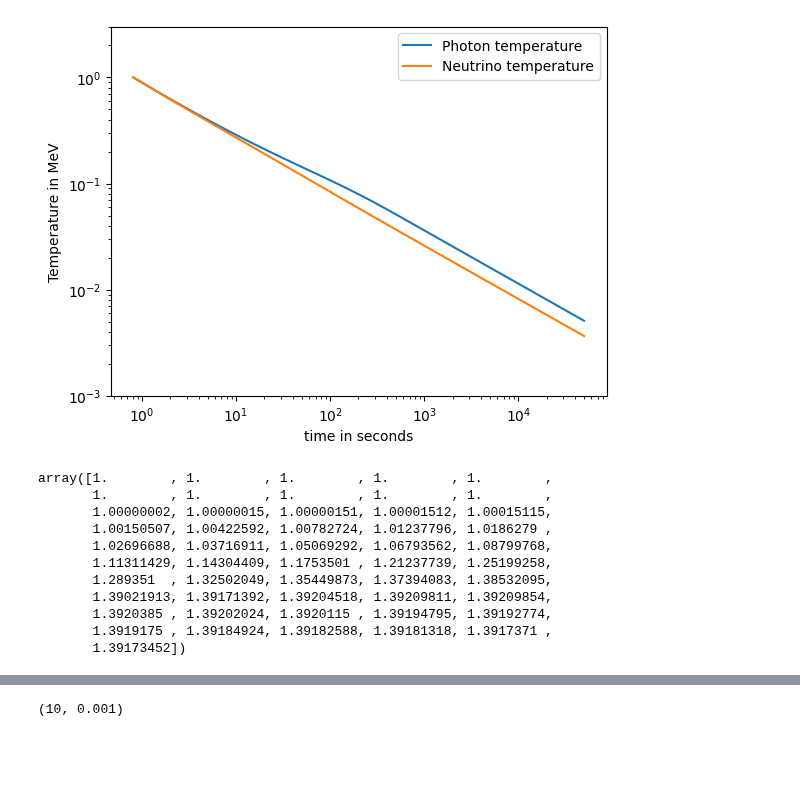
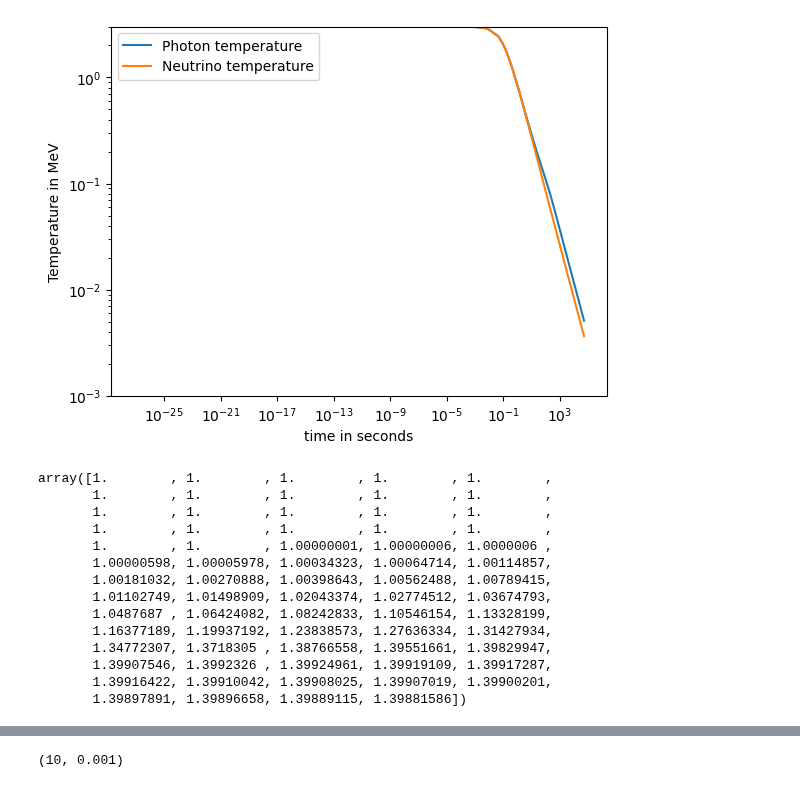
Before and after one commit to hansbdein/Speciale, a Jupyter notebook: vigtigere_2.ipynb, the cells around one changed output, grey strips where cells are left out. Drawn from its saved outputs; the diff is of its cells as text; code cells hidden in the pictures; blank space fills up the shorter version.

```diff
--- a/vigtigere_2.ipynb
+++ b/vigtigere_2.ipynb
@@ -39,7 +39,7 @@ n_nu=3.046              #number of neutrino families with correction from
 TMeV2T9=11.60451812 #conversion factor from MeV to 10^9K
 cm3s=1.167*10**-11   #conversion factor for cm^3/s
 barn=389.4          #conversion factor for barn
-T_ini=1             #initial temperature in MeV
+T_ini=3             #initial temperature in MeV
 e_mass=0.51099895   #electron mass in MeV
 z_ini=e_mass/T_ini
 
@@ -161,7 +161,7 @@ def dadt(t,T,h,a):
     return a*H(T,h,a)
 
 
-t_range=[t_ini,5e4*timeunit]            #time range for integration
+t_range=[0,5e4*timeunit]            #time range for integration
 t_space=np.linspace(*t_range,1000)      #time range for approximate temperature
 
 #combining derivatives
@@ -175,34 +175,34 @@ sol = integrate.solve_ivp(dbackground, t_range, [T_ini,h_ini,1],method='Radau')#
 
 plt.figure()
 # Plot the Temperature
 plt.plot(sol.t/timeunit, sol.y[0], label='Photon temperature')
 
 # Test with completely radiation dominated universe
 t_space=sol.t
 T_approx=np.sqrt(1.226*10**21/t_space)
 #T_approx=1/np.sqrt(t_space/timeunit)/10.4*TMeV2T9
 plt.plot(t_space/timeunit, T_ini/sol.y[2], label='Neutrino temperature')
 
 
 #plot the scale factor
 #plt.plot(sol.t/timeunit, sol.y[2]/1e3, label='scale factor')
 
 #fix the axis
 plt.xlabel('time in seconds')
 plt.ylabel('Temperature in MeV')
 
 plt.xscale('log')
 plt.yscale('log')
 
 # plt.xlim((0.1, 2e5))
 plt.ylim((1e-3,3))
 
 plt.legend()
 plt.show()
 
 #plt.figure
 # %% [output]
-[figure, old version]
+[figure, new version]
 # %%
 #test background temperature
 sol.y[0][-1]/(T_ini/sol.y[2][-1])
@@ -213,15 +213,18 @@ sol.y[0]/(T_ini/sol.y[2])
 # %% [output]
 array([1.        , 1.        , 1.        , 1.        , 1.        ,
        1.        , 1.        , 1.        , 1.        , 1.        ,
-       1.00000002, 1.00000015, 1.00000151, 1.00001512, 1.00015115,
-       1.00150507, 1.00422592, 1.00782724, 1.01237796, 1.0186279 ,
-       1.02696688, 1.03716911, 1.05069292, 1.06793562, 1.08799768,
-       1.11311429, 1.14304409, 1.1753501 , 1.21237739, 1.25199258,
-       1.289351  , 1.32502049, 1.35449873, 1.37394083, 1.38532095,
-       1.39021913, 1.39171392, 1.39204518, 1.39209811, 1.39209854,
-       1.3920385 , 1.39202024, 1.3920115 , 1.39194795, 1.39192774,
-       1.3919175 , 1.39184924, 1.39182588, 1.39181318, 1.3917371 ,
-       1.39173452])
+       1.        , 1.        , 1.        , 1.        , 1.        ,
+       1.        , 1.        , 1.        , 1.        , 1.        ,
+       1.        , 1.        , 1.00000001, 1.00000006, 1.0000006 ,
+       1.00000598, 1.00005978, 1.00034323, 1.00064714, 1.00114857,
+       1.00181032, 1.00270888, 1.00398643, 1.00562488, 1.00789415,
+       1.01102749, 1.01498909, 1.02043374, 1.02774512, 1.03674793,
+       1.0487687 , 1.06424082, 1.08242833, 1.10546154, 1.13328199,
+       1.16377189, 1.19937192, 1.23838573, 1.27636334, 1.31427934,
+       1.34772307, 1.3718305 , 1.38766558, 1.39551661, 1.39829947,
+       1.39907546, 1.3992326 , 1.39924961, 1.39919109, 1.39917287,
+       1.39916422, 1.39910042, 1.39908025, 1.39907019, 1.39900201,
+       1.39897891, 1.39896658, 1.39889115, 1.39881586])
 # %%
 #Reaction rates
 from memorize import memorize
```
Also changed, not shown: parts of 4 cells of this notebook, 4 other files.
